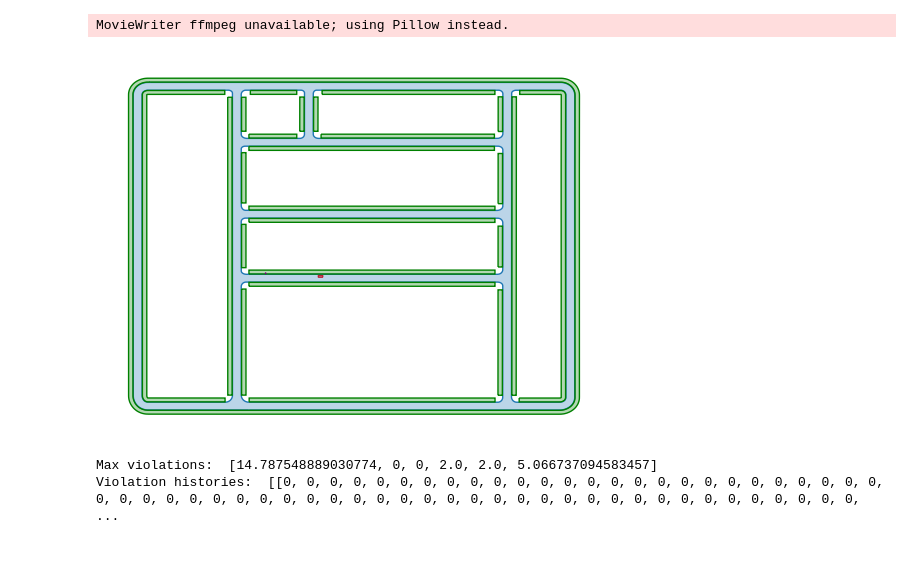
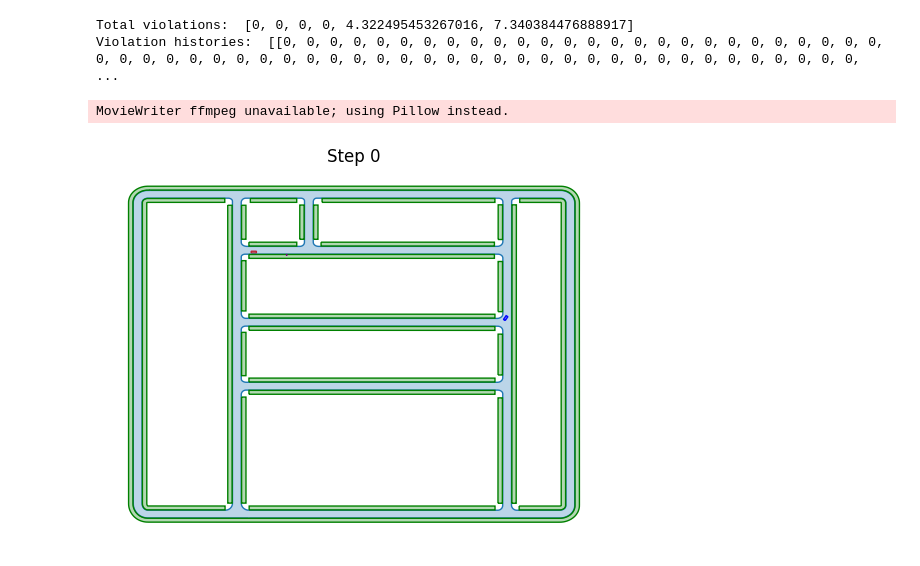
Before and after one commit to revacholiere/rulebook_benchmark, a Jupyter notebook: example/test.ipynb, the cells around one changed output. Saved outputs shown, nothing was run; the diff lists cells and outputs as text; code cells hidden in the pictures.

```diff
--- a/example/test.ipynb
+++ b/example/test.ipynb
@@ -7,7 +8,10 @@ from rulebook_benchmark.realization import Realization
 # %%
-MAX_STEPS = 300 # 30 seconds
+random.seed(3)
+
+MAX_STEPS = 100
+
 realization = Realization(MAX_STEPS)
-scenario = scenic.scenarioFromFile('pedestrian_collision.scenic', params={"realization":realization}, mode2D=True)
+scenario = scenic.scenarioFromFile('close_vru.scenic', params={"realization":realization}, mode2D=True)
 scene, _ = scenario.generate()
 simulator = CarlaSimulator(carla_map = 'Town01', map_path = localPath('../maps/Town01.xodr'))
 simulation = simulator.simulate(scene, maxSteps=MAX_STEPS)
@@ -16,3 +18,12 @@ WARNING: attempting to destroy an actor that is already dead: Actor 1088 (walker
+# %%
+from rulebook_benchmark.rulebook import default_rulebook
+total_violations, violation_histories = default_rulebook(realization)
+
+print("Total violations: ", total_violations)
+print("Violation histories: ", violation_histories)
+# %% [output]
+Total violations:  [0, 0, 0, 0, 4.322495453267016, 7.340384476888917]
+Violation histories:  [[0, 0, 0, 0, 0, 0, 0, 0, 0, 0, 0, 0, 0, 0, 0, 0, 0, 0, 0, 0, 0, 0, 0, 0, 0, 0, 0, 0, 0, 0, 0, 0, 0, 0, 0, 0, 0, 0, 0, 0, 0, 0, 0, 0, 0, 0, 0, 0, 0, 0, 0, 0, 0, 0, 0, 0, 0, 0, 0, ...
 # %%
 import shapely
 
@@ -35,44 +46,42 @@ def update(frame):
     ego_state = ego.get_state(frame)
 
 
     ego_region = MeshVolumeRegion(mesh=ego.mesh, dimensions=ego.dimensions, rotation=ego_state.orientation, position=ego_state.position)
 
 
     shapely.plotting.plot_polygon(ego_region.boundingPolygon.polygons, ax=ax, add_points=False, color='red')
     shapely.plotting.plot_polygon(drivable_region.polygons, ax=ax, add_points=False)
     shapely.plotting.plot_polygon(walkable_region.polygons, ax=ax, add_points=False, color='green')
 
     for adv in realization.objects_non_ego:
+
+        adv_state = adv.get_state(frame)
+        adv_region = MeshVolumeRegion(mesh=adv.mesh, dimensions=adv.dimensions, rotation=adv_state.orientation, position=adv_state.position)
         if adv.object_type == 'Pedestrian':
             color = 'purple'
         else:
             color = 'blue'
-        adv_state = adv.get_state(frame)
-        adv_region = MeshVolumeRegion(mesh=adv.mesh, dimensions=adv.dimensions, rotation=adv_state.orientation, position=adv_state.position)
+
         shapely.plotting.plot_polygon(adv_region.boundingPolygon.polygons, ax=ax, add_points=False, color=color)
+    plt.title(f"Step {frame}")
     ax.set_xticks([])
     ax.set_yticks([])
+
+
+
     #delete frame around plot
     for spine in ax.spines.values():
         spine.set_visible(False)
+
 
 
 
 fig, ax = plt.subplots()
 
 anim = animation.FuncAnimation(fig, update, frames=MAX_STEPS//multiplier, repeat=False)
 save_path = "scenario.gif"
-anim.save(save_path, fps=30)
+anim.save(save_path, fps=20)
 # %% [output]
 MovieWriter ffmpeg unavailable; using Pillow instead.
-[figure, old version]
+[figure, new version]
-# %%
-from rulebook_benchmark.rulebook import default_rulebook
-max_violations, violation_histories = default_rulebook(realization)
-
-print("Max violations: ", max_violations)
-print("Violation histories: ", violation_histories)
-# %% [output]
-Max violations:  [14.787548889030774, 0, 0, 2.0, 2.0, 5.066737094583457]
-Violation histories:  [[0, 0, 0, 0, 0, 0, 0, 0, 0, 0, 0, 0, 0, 0, 0, 0, 0, 0, 0, 0, 0, 0, 0, 0, 0, 0, 0, 0, 0, 0, 0, 0, 0, 0, 0, 0, 0, 0, 0, 0, 0, 0, 0, 0, 0, 0, 0, 0, 0, 0, 0, 0, 0, 0, 0, 0, 0, 0, 0, ...
 # %%
```
Also changed, not shown: parts of 3 cells of this notebook, 10 other files.
